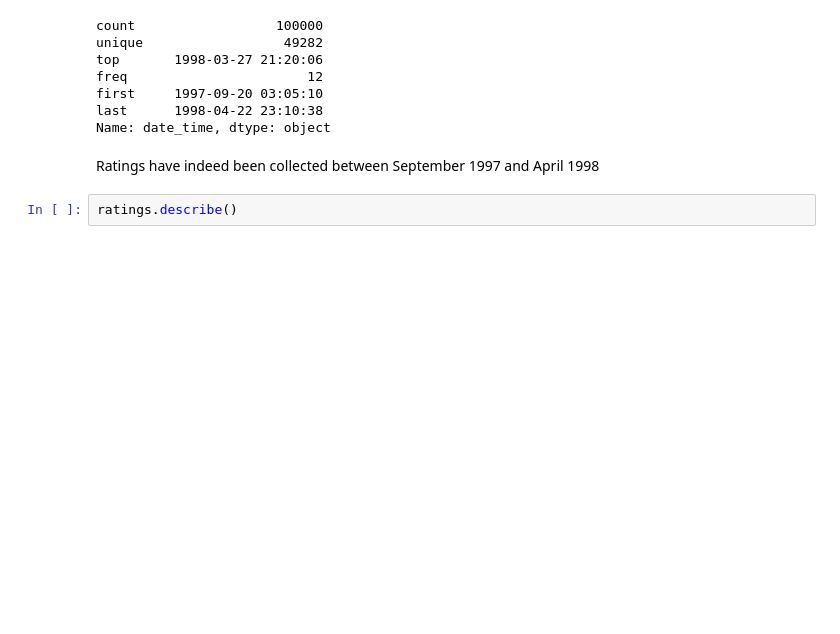
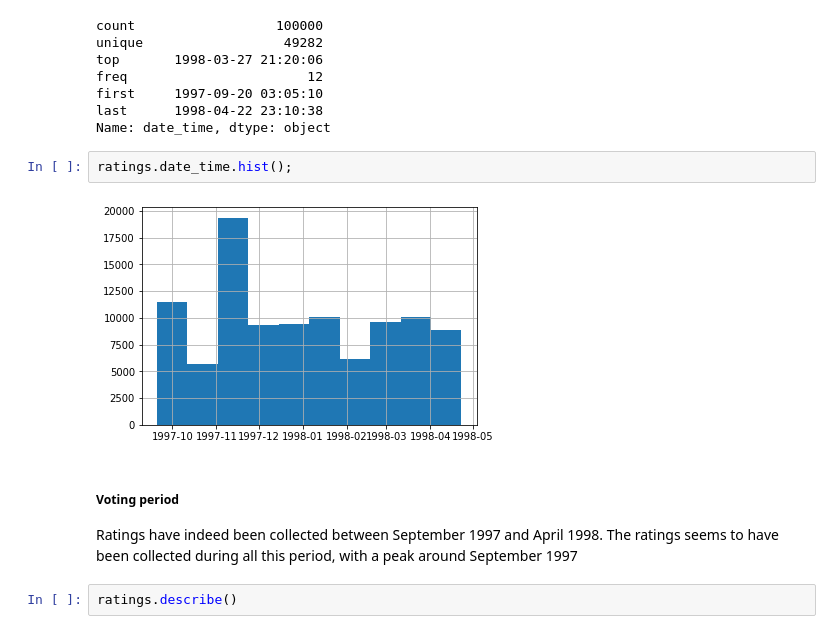
Before and after one commit to yrahan/recommender-system, a Jupyter notebook: Recommender-System.ipynb, the cells around one changed output. Saved outputs shown, nothing was run; the diff lists cells and outputs as text; blank space fills up the shorter version.

```diff
--- a/Recommender-System.ipynb
+++ b/Recommender-System.ipynb
@@ -117,8 +119,14 @@ freq                       12
 first     1997-09-20 03:05:10
 last      1998-04-22 23:10:38
 Name: date_time, dtype: object
+# %%
+ratings.date_time.hist();
+# %% [output]
+[figure, added]
 # %% [markdown]
-Ratings have indeed been collected between September 1997 and April 1998
+##### Voting period
+Ratings have indeed been collected between September 1997 and April 1998.
+The ratings seems to have been collected during all this period, with a peak around September 1997
 # %%
 ratings.describe()
 # %% [output]
```
Also changed, not shown: parts of 25 cells of this notebook, 1 other file.
